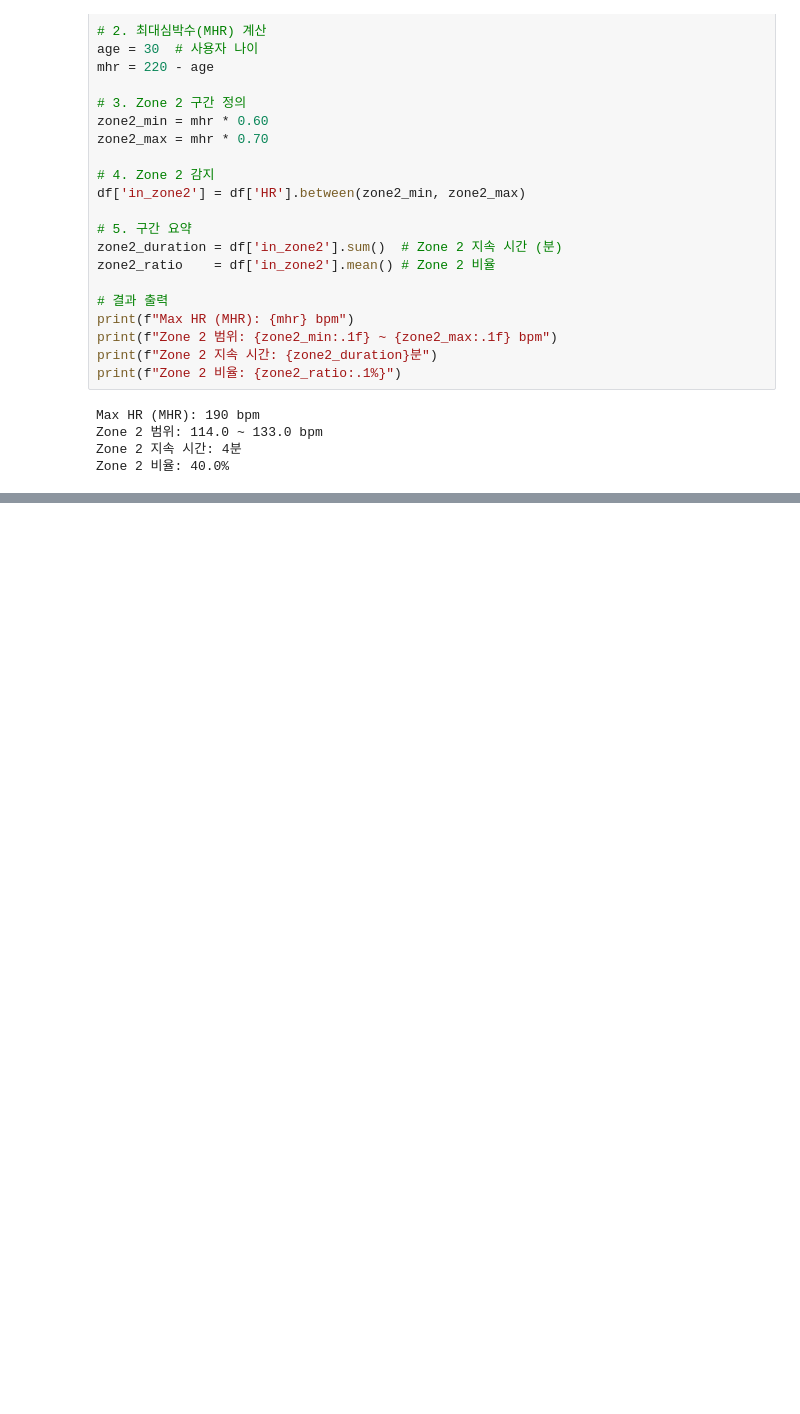
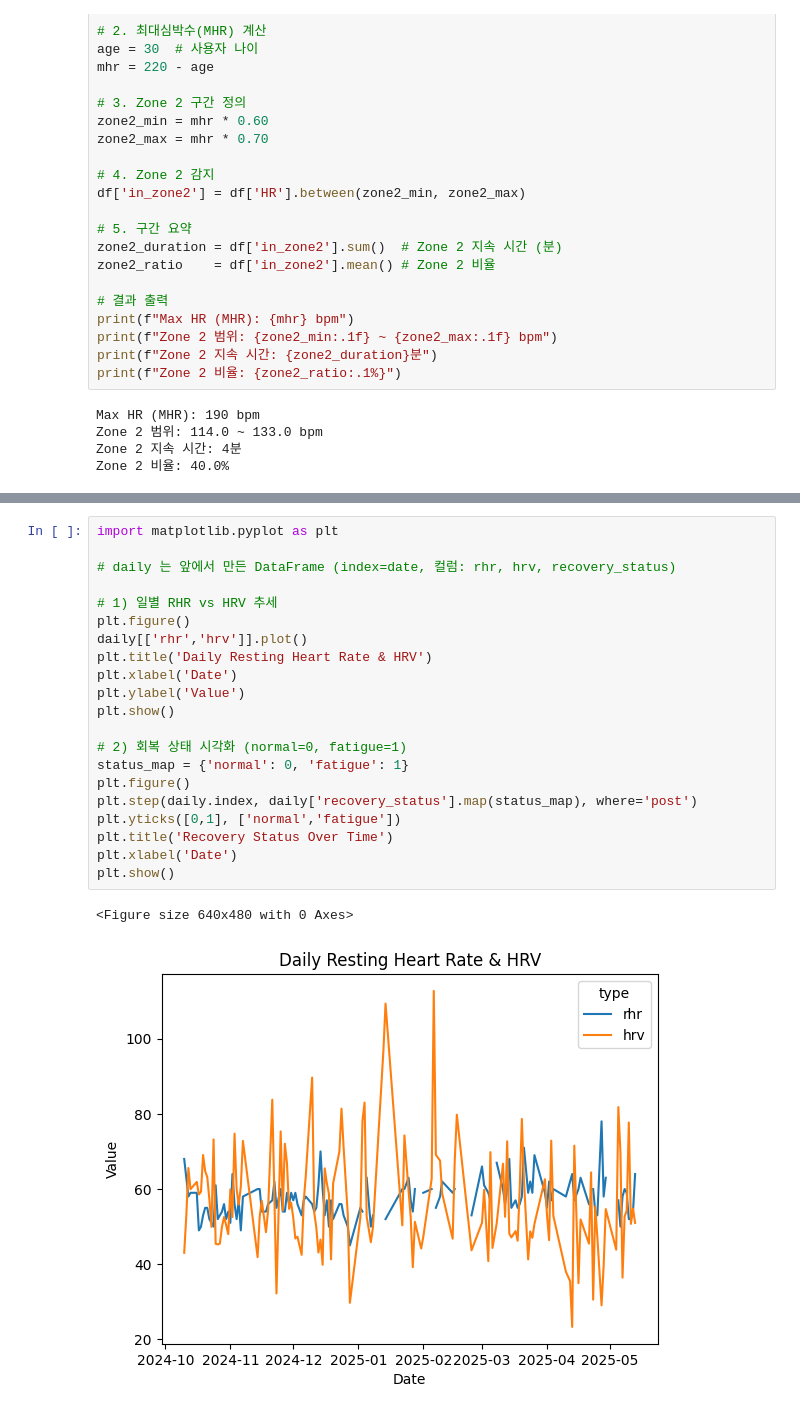
Before and after one commit to Mattlee10/Matt_Labs, a Jupyter notebook: 25_05.ipynb, the cells around one changed output, grey strips where cells are left out. Saved outputs shown, nothing was run; the diff lists cells and outputs as text; blank space fills up the shorter version.

```diff
--- a/25_05.ipynb
+++ b/25_05.ipynb
@@ -91,0 +262,24 @@ Zone 2 비율: 40.0%
+# %%
+import matplotlib.pyplot as plt
+
+# daily 는 앞에서 만든 DataFrame (index=date, 컬럼: rhr, hrv, recovery_status)
+
+# 1) 일별 RHR vs HRV 추세
+plt.figure()
+daily[['rhr','hrv']].plot()
+plt.title('Daily Resting Heart Rate & HRV')
+plt.xlabel('Date')
+plt.ylabel('Value')
+plt.show()
+
+# 2) 회복 상태 시각화 (normal=0, fatigue=1)
+status_map = {'normal': 0, 'fatigue': 1}
+plt.figure()
+plt.step(daily.index, daily['recovery_status'].map(status_map), where='post')
+plt.yticks([0,1], ['normal','fatigue'])
+plt.title('Recovery Status Over Time')
+plt.xlabel('Date')
+plt.show()
+# %% [output]
+<Figure size 640x480 with 0 Axes>
+[figure, added]
```
Also changed, not shown: parts of 7 cells of this notebook.
